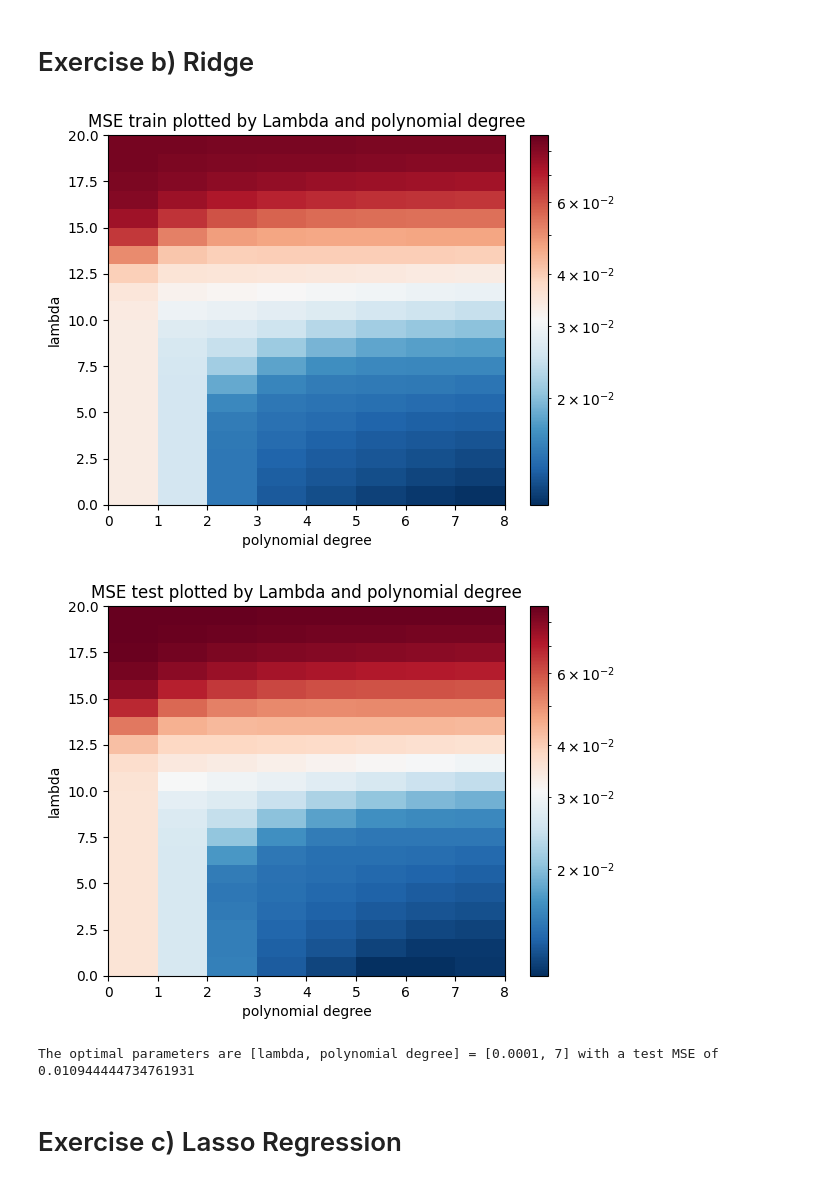
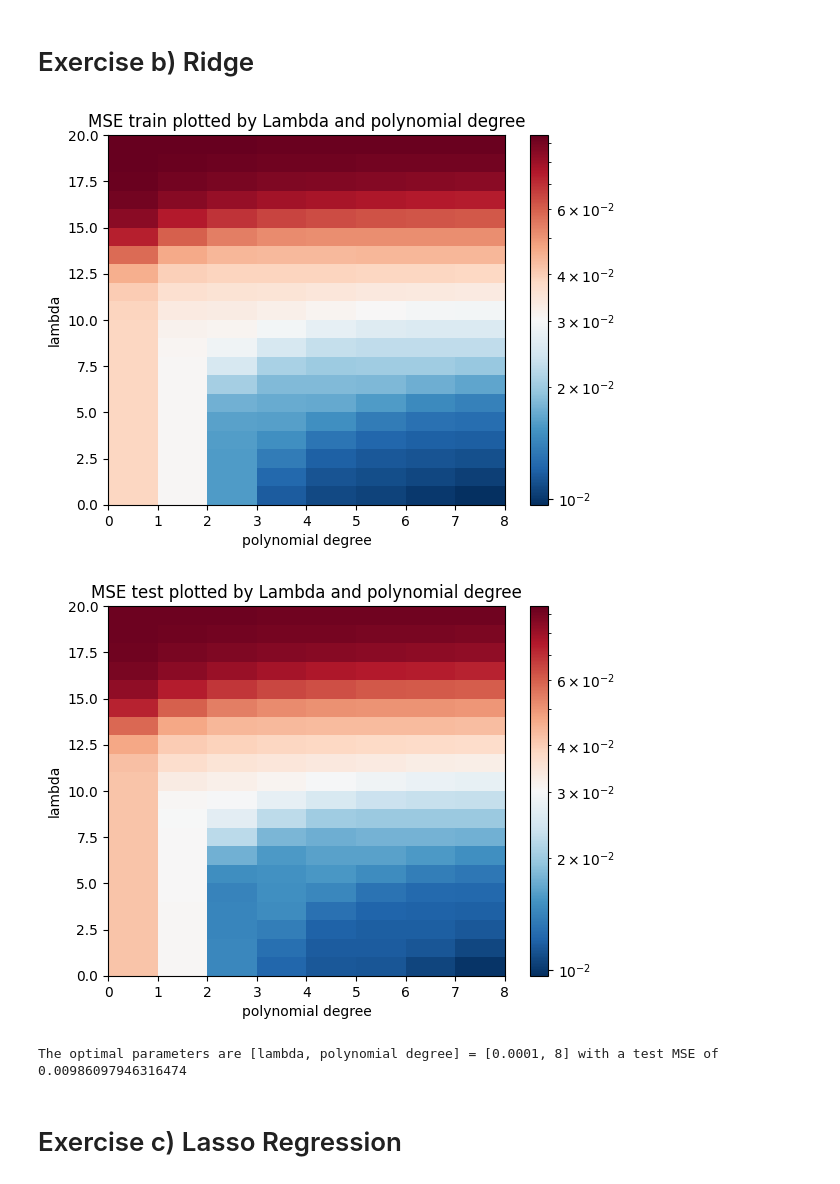
Before and after one commit to alessiasanfelici/FYS-STK4155-Project-1, a Jupyter notebook: Project-1 merged a) to c).ipynb, the cells around one changed output. Drawn from its saved outputs; the diff is of its cells as text; code cells hidden in the pictures.

```diff
--- a/Project-1 merged a) to c).ipynb
+++ b/Project-1 merged a) to c).ipynb
@@ -195,7 +195,7 @@ for i in range(1, degree+1):
         poly = PolynomialFeatures(degree=i)
         # creating the designmatrix from the vectors x, y
         designmatrix = poly.fit_transform(xx)
-        OLS_scikit = LinearRegression(fit_intercept=True)
+        OLS_scikit = LinearRegression(fit_intercept=False)
         OLS_scikit.fit(designmatrix, z_train)
 
         ypredict_OLS_scikit = OLS_scikit.predict(designmatrix)
@@ -237,43 +237,37 @@ for j in range(len(lmb)):
             rsqr_train_Ridge[j, i-1]= rsquare(z_train, ypredict)
             rsqr_test_Ridge[j, i-1]= rsquare(z_test, ypredict_test)
 
 
 # plotting the MSEs as functions of the polynomial degree
 fig, ax = plt.subplots()
 minimum = [MSE_test_Ridge.min(), MSE_train_Ridge.min()]
 min = np.min(minimum)
 maximum = [MSE_test_Ridge.max(), MSE_train_Ridge.max()]
 max = np.max(maximum)
 norm=colors.LogNorm(vmin=min, vmax=max)
 ax.pcolormesh(MSE_train_Ridge, cmap='RdBu_r', norm=norm)
 plt.xticks()
 plt.title("MSE train plotted by Lambda and polynomial degree")
 fig.colorbar(cm.ScalarMappable(norm=norm, cmap='RdBu_r'), ax=ax)
 plt.xlabel("polynomial degree")
 plt.ylabel("lambda")
 plt.show()
 
 fig, ax = plt.subplots()
 ax.pcolormesh(MSE_test_Ridge, cmap='RdBu_r', norm=norm)
 fig.colorbar(cm.ScalarMappable(norm=norm, cmap='RdBu_r'), ax=ax)
 plt.xlabel("polynomial degree")
 plt.ylabel("lambda")
 plt.title("MSE test plotted by Lambda and polynomial degree")
 plt.show()
 
-#plt.figure()
-#data = pd.DataFrame(MSE_test)
-#tb = plt.table(cellText=data, loc = 'center')
-#ax.set_title("MSE and optimal Lambda per polynomial degree - Ridge")
-#plt.savefig("Ridge_table.png")
-#plt.show()
-
+MSE_opt_Ridge, para_opt_Ridge = MSE_test_Ridge.min(), np.unravel_index(MSE_test_Ridge.argmin(), MSE_test_Ridge.shape)
 
 print("The optimal parameters are [lambda, polynomial degree] = ["+str(lmb[para_opt_Ridge[0]])+", "+str(para_opt_Ridge[1]+1)+"]"+" with a test MSE of "+str(MSE_test_Ridge.min()))
 # %% [output]
-[figure, old version]
+[figure, new version]
-[figure, old version]
+[figure, new version]
-The optimal parameters are [lambda, polynomial degree] = [0.0001, 7] with a test MSE of 0.010944444734761931
+The optimal parameters are [lambda, polynomial degree] = [0.0001, 8] with a test MSE of 0.00986097946316474
 # %%
 ## TESTING RIDGE
 
```
Also changed, not shown: parts of 4 cells of this notebook, 1 other file.
